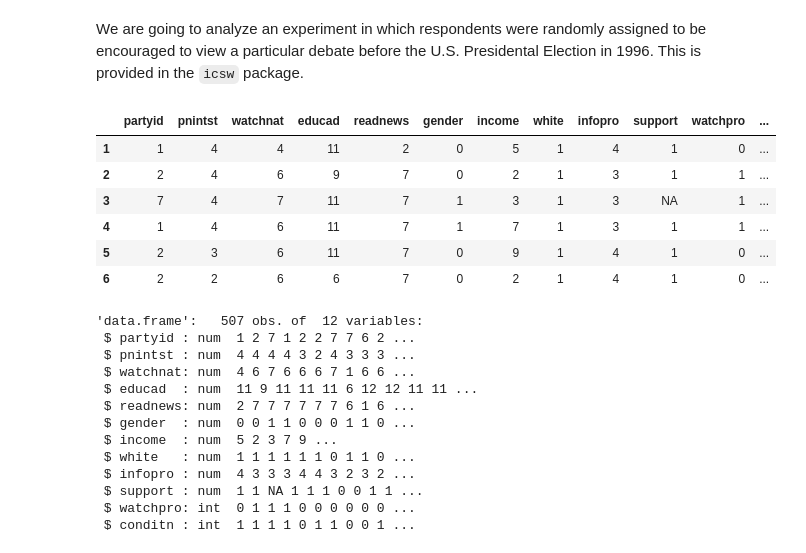
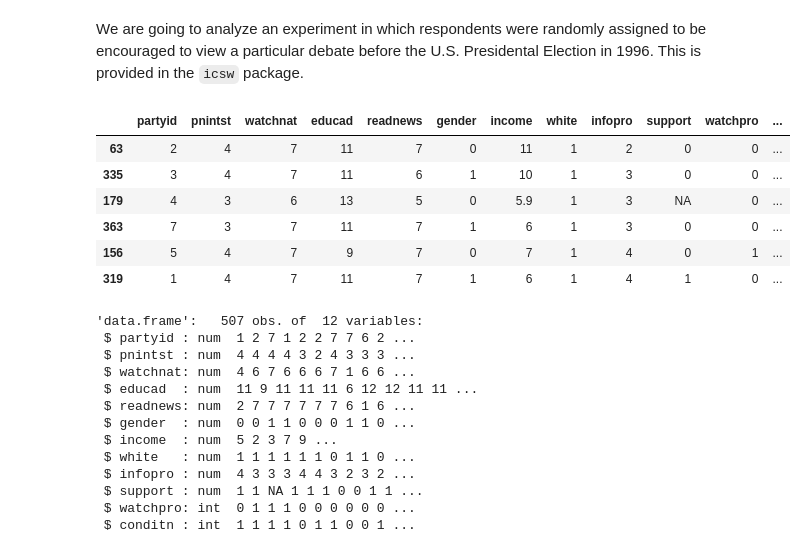
Before and after one commit to deaneckles/randomization_inference, a Jupyter notebook: Randomization inference.ipynb, the cells around one changed output. Saved outputs shown, nothing was run; the diff lists cells and outputs as text; code cells hidden in the pictures.

```diff
--- a/Randomization inference.ipynb
+++ b/Randomization inference.ipynb
@@ -14,15 +14,15 @@ library(foreach)
 We are going to analyze an experiment in which respondents were randomly assigned to be encouraged to view a particular debate before the U.S. Presidental Election in 1996. This is provided in the `icsw` package.
 # %%
 data(FoxDebate)
-head(FoxDebate)
+head(FoxDebate[sample.int(507, 6),])
 # %% [output]
 |  | partyid | pnintst | watchnat | educad | readnews | gender | income | white | infopro | support | watchpro | ... |
-| 1 | 1 | 4 | 4 | 11 | 2 | 0 | 5 | 1 | 4 | 1 | 0 | ... |
-| 2 | 2 | 4 | 6 | 9 | 7 | 0 | 2 | 1 | 3 | 1 | 1 | ... |
-| 3 | 7 | 4 | 7 | 11 | 7 | 1 | 3 | 1 | 3 | NA | 1 | ... |
-| 4 | 1 | 4 | 6 | 11 | 7 | 1 | 7 | 1 | 3 | 1 | 1 | ... |
-| 5 | 2 | 3 | 6 | 11 | 7 | 0 | 9 | 1 | 4 | 1 | 0 | ... |
-| 6 | 2 | 2 | 6 | 6 | 7 | 0 | 2 | 1 | 4 | 1 | 0 | ... |
+| 63 | 2 | 4 | 7 | 11 | 7 | 0 | 11 | 1 | 2 | 0 | 0 | ... |
+| 335 | 3 | 4 | 7 | 11 | 6 | 1 | 10 | 1 | 3 | 0 | 0 | ... |
+| 179 | 4 | 3 | 6 | 13 | 5 | 0 | 5.9 | 1 | 3 | NA | 0 | ... |
+| 363 | 7 | 3 | 7 | 11 | 7 | 1 | 6 | 1 | 3 | 0 | 0 | ... |
+| 156 | 5 | 4 | 7 | 9 | 7 | 0 | 7 | 1 | 4 | 0 | 1 | ... |
+| 319 | 1 | 4 | 7 | 11 | 7 | 1 | 6 | 1 | 4 | 1 | 0 | ... |
 # %%
 str(FoxDebate)
 # %% [output]
```
Also changed, not shown: parts of 3 cells of this notebook, 4 other files.
